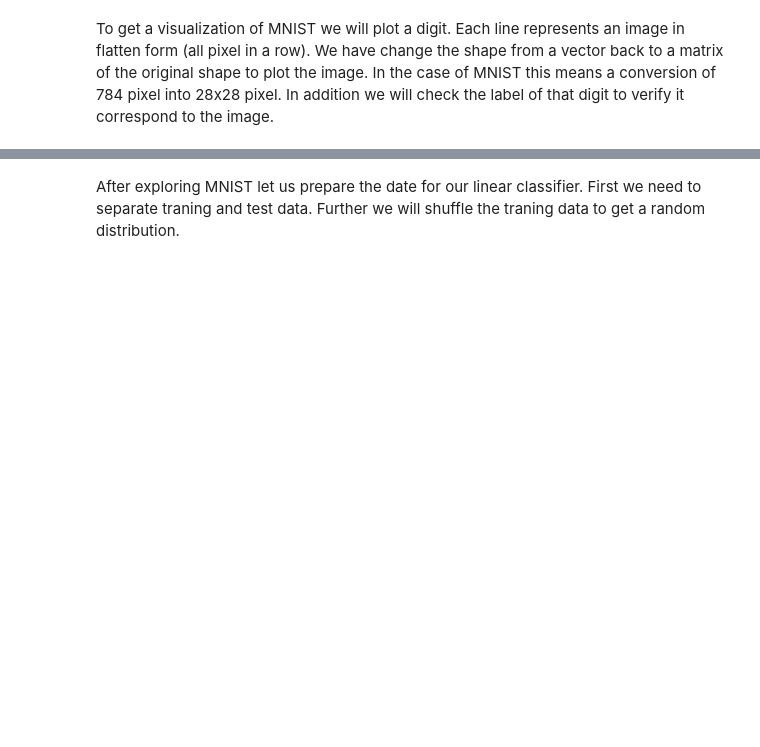
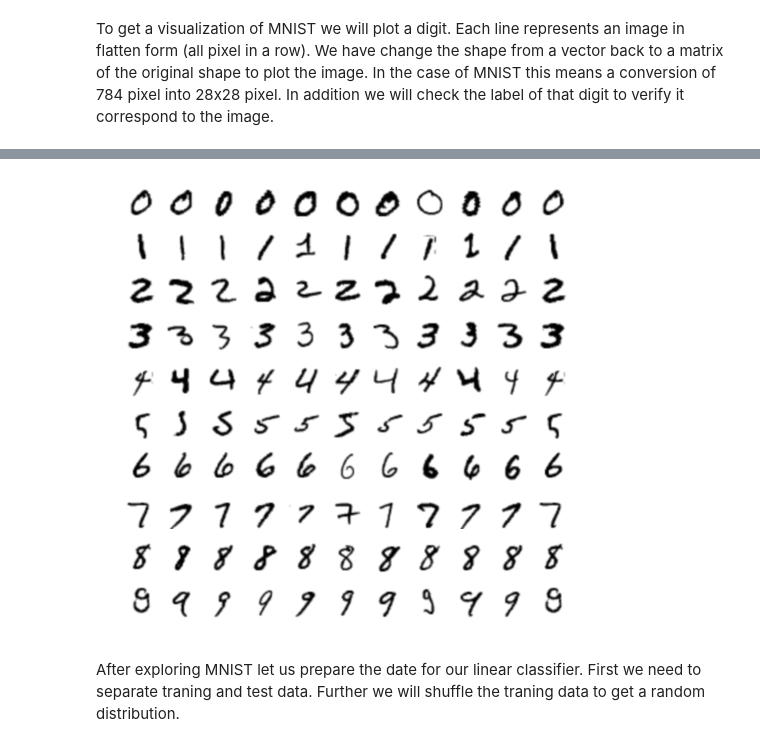
Before and after one commit to marpme/summer-semester-18, a Jupyter notebook: neuronale-netze/Abgabe2/softmax_classifier.ipynb, the cells around one changed output, grey strips where cells are left out. Drawn from its saved outputs; the diff is of its cells as text; code cells hidden in the pictures; blank space fills up the shorter version.

```diff
--- a/neuronale-netze/Abgabe2/softmax_classifier.ipynb
+++ b/neuronale-netze/Abgabe2/softmax_classifier.ipynb
@@ -44,17 +44,32 @@
 # %%
 def plot_mnist_digits(data, examples_each_row):
     ############################################
     #TODO: Write a function that plots as many #
     #      examples of each class as defiend   #
     #      by 'examples_each_row'              #
     ############################################
-    None
+    fig = plt.figure(figsize=(8, 8))
+
+    # Startindices of classes
+    c, indices = np.unique(y, return_index=True)
+    rows = len(c)  # rows = num of classes
+
+    for i in range(1, rows * examples_each_row + 1):
+        fig.add_subplot(rows, examples_each_row, i)
+        plt.axis('off')
+        cur_c = (i-1) / examples_each_row # current class
+        # get start index of class and add column index
+        dataindex = indices[cur_c] + (i-1)%rows
+        # plot image
+        plot_mnist_digit(data[dataindex])
     ############################################
     #             END OF YOUR CODE             #
     ############################################
 
 plot_mnist_digits(X, examples_each_row=11)
 plt.show()
+# %% [output]
+[figure, added]
 # %% [markdown]
 After exploring MNIST let us prepare the date for our linear classifier. First we need to separate traning and test data. Further we will shuffle the traning data to get a random distribution.
 # %%
```
Also changed, not shown: parts of 4 cells of this notebook.
